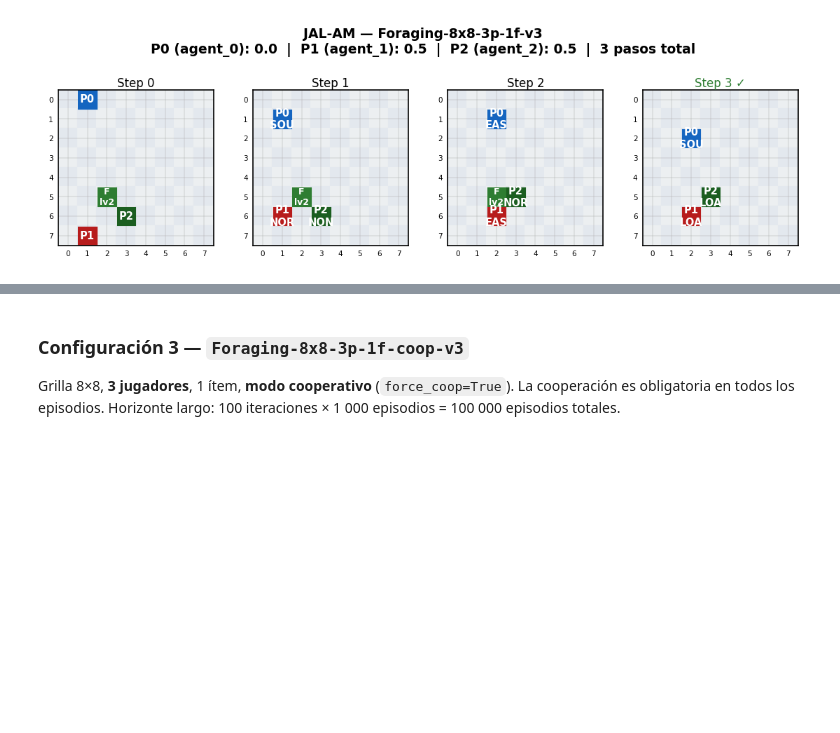
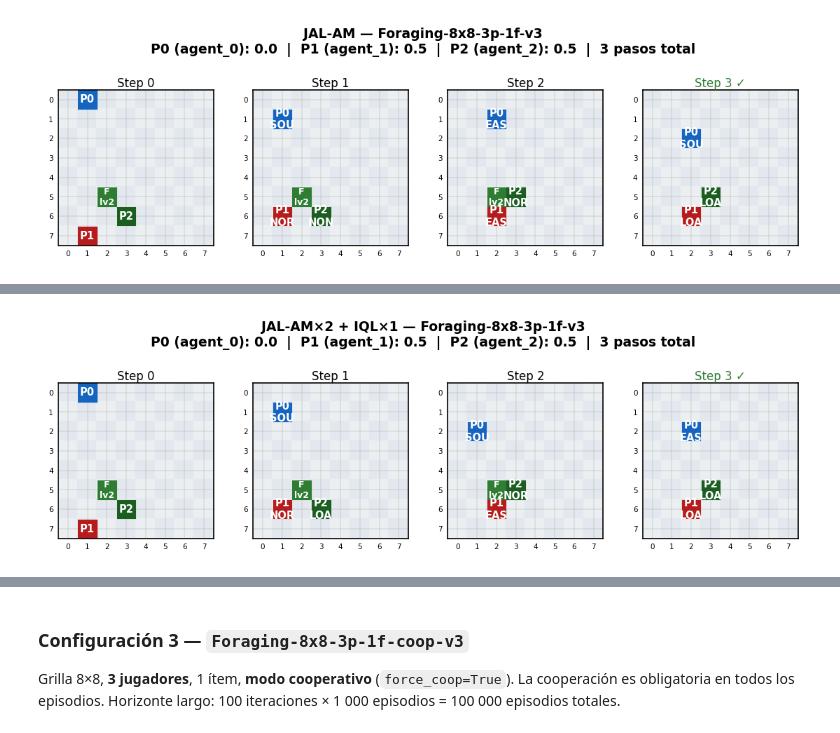
Before and after one commit to mmussio85/simultaneous-games, a Jupyter notebook: Foraging.ipynb, the cells around one changed output, grey strips where cells are left out. Drawn from its saved outputs; the diff is of its cells as text; code cells hidden in the pictures; blank space fills up the shorter version.

```diff
--- a/Foraging.ipynb
+++ b/Foraging.ipynb
@@ -553,0 +730,4 @@ show_trained_game(game_jalam_2, agents_jalam_2, f'JAL-AM — {configurations["2"
+# %%
+show_trained_game(game_jalam2iql_2, agents_jalam2iql_2, f'JAL-AM×2 + IQL×1 — {configurations["2"]["game"]}')
+# %% [output]
+[figure, added]
```
Also changed, not shown: parts of 29 cells of this notebook.
